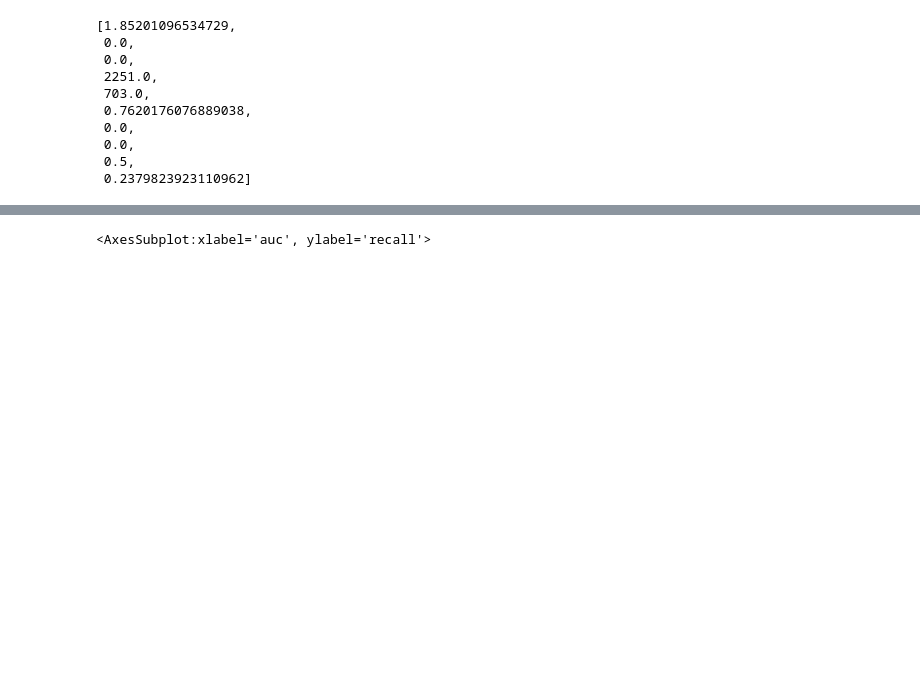
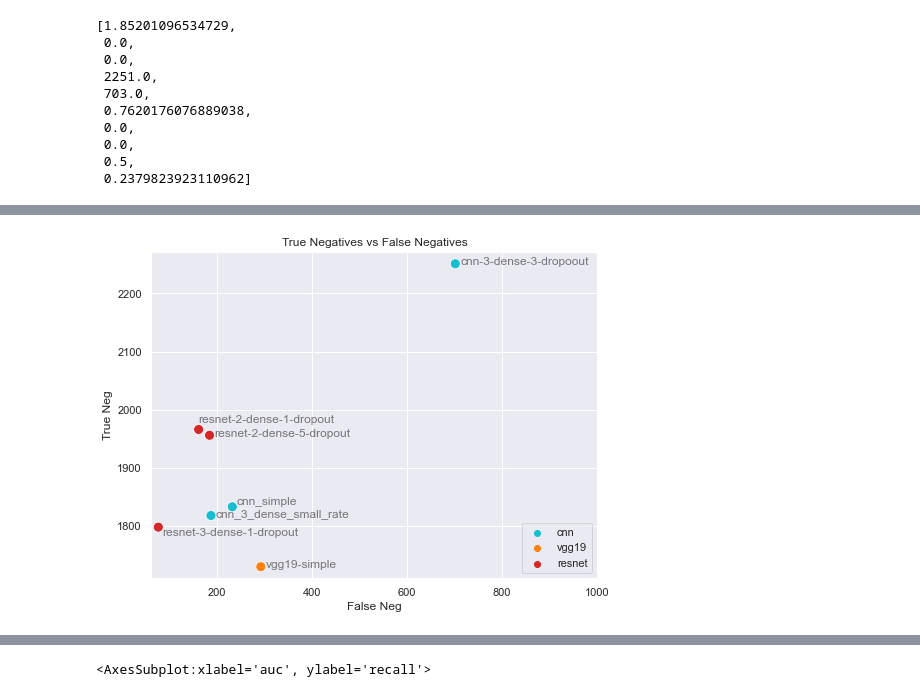
Before and after one commit to mpolyakova/right-whale-detection-deep-metis, a Jupyter notebook: 13 - Test Data.ipynb, the cells around one changed output, grey strips where cells are left out. Saved outputs shown, nothing was run; the diff lists cells and outputs as text; code cells hidden in the pictures; blank space fills up the shorter version.

```diff
--- a/13 - Test Data.ipynb
+++ b/13 - Test Data.ipynb
@@ -149,0 +165,8 @@ WARNING:tensorflow:Error in loading the saved optimizer state. As a result, your
+# %%
+cnn=None
+keras.backend.clear_session()
+filename = 'resnet-2-layer-1-dropout.h5'
+test = import_test_old_format()
+class_weight, METRICS, earlystop, checkpoint = base_set_up(filename, 5)
+cnn = load_model(filename)
+results['resnet-2-dense-1-dropout'] = cnn.evaluate(test)
@@ -165,7 +191,7 @@ Found 2954 images belonging to 2 classes.
 # %%
 import seaborn as sns
 # %%
-results.pop('cnn_small_layer_longer', None)
+# results.pop('cnn_small_layer_longer', None)
 # %% [output]
 [1.85201096534729,
  0.0,
@@ -194,3 +210,0 @@ xx
-# %%
-sns.set(rc={'figure.figsize':(8,5)})
-sns.scatterplot(data=xx, x='fn',y='tn',hue='model_type')
@@ -199,0 +222,34 @@ sns.scatterplot(data=xx, x='fn',y='tn',hue='model_type')
+# %%
+sns.set(rc={'figure.figsize':(8,6)})
+palette = {"cnn":"tab:cyan",
+           "vgg19":"tab:orange",
+           "resnet":"tab:red"}
+
+x_param = 'fn'
+y_param = 'tn'
+sns.scatterplot(data=xx, x=x_param,y=y_param,hue='model_type',s=100, palette=palette)
+for i in range(xx.shape[0]):
+    if(i==5):
+        plt.text(x=xx[x_param][i],y=xx[y_param][i]+12,s=xx.model[i],
+          fontdict=dict(color='black',size=12, alpha=.5))
+    elif(i==2):
+        plt.text(x=xx[x_param][i]+8,y=xx[y_param][i]-15,s=xx.model[i],
+          fontdict=dict(color='black',size=12, alpha=.5))
+    elif(i==0):
+        plt.text(x=xx[x_param][i]+8,y=xx[y_param][i]+3,s=xx.model[i],
+          fontdict=dict(color='black',size=12, alpha=.5))
+    else:
+        plt.text(x=xx[x_param][i]+10,y=xx[y_param][i]-2,s=xx.model[i],
+          fontdict=dict(color='black',size=12, alpha=.5))
+
+
+plt.xlim(xx[x_param].min()-15,xx[x_param].max()+300)                #set x limit
+plt.ylim(xx[y_param].min()-20,xx[y_param].max()+20)              #set y limit
+plt.title("True Negatives vs False Negatives") #title
+plt.xlabel('False Neg') #x label
+plt.ylabel('True Neg') #y label
+plt.legend(loc='lower right')
+
+plt.show()
+# %% [output]
+[figure, added]
```
Also changed, not shown: parts of 10 cells of this notebook, 4 other files.
